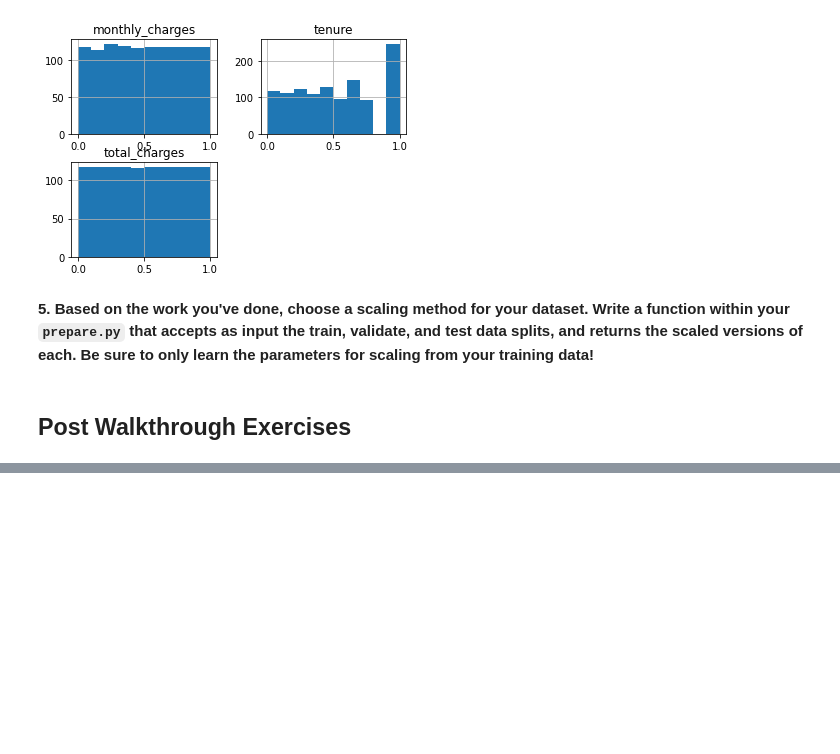
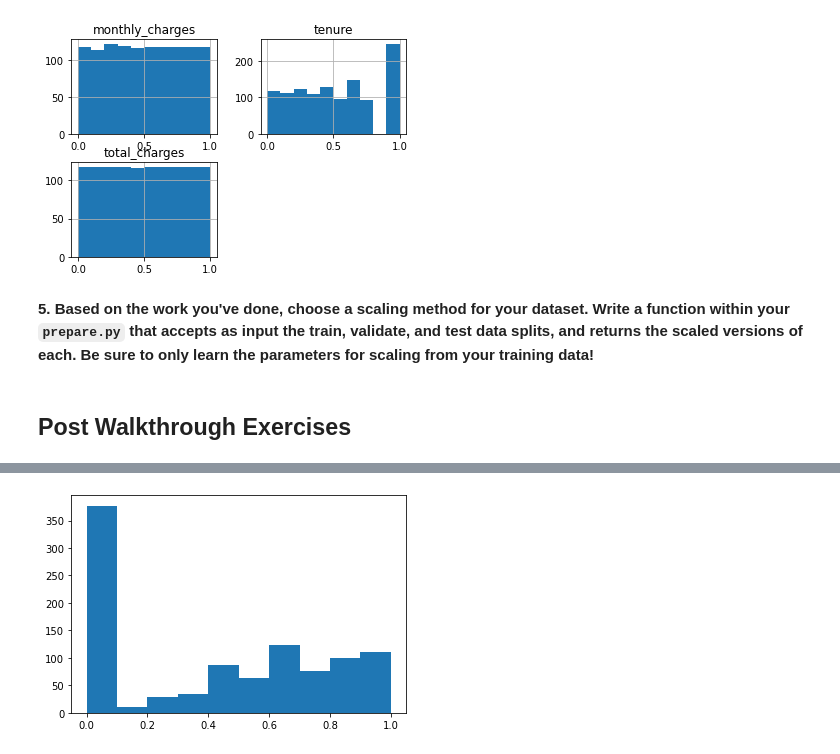
Before and after one commit to brandonjbryant/regression-exercises, a Jupyter notebook: scaling.ipynb, the cells around one changed output, grey strips where cells are left out. Cells and saved outputs as stored; diff of their text form; code cells hidden in the pictures; blank space fills up the shorter version.

```diff
--- a/scaling.ipynb
+++ b/scaling.ipynb
@@ -239,0 +330,4 @@ def scale_data(train,validate,test):
+# %%
+plt.hist(scaled);
+# %% [output]
+[figure, added]
```
Also changed, not shown: parts of 40 cells of this notebook.
